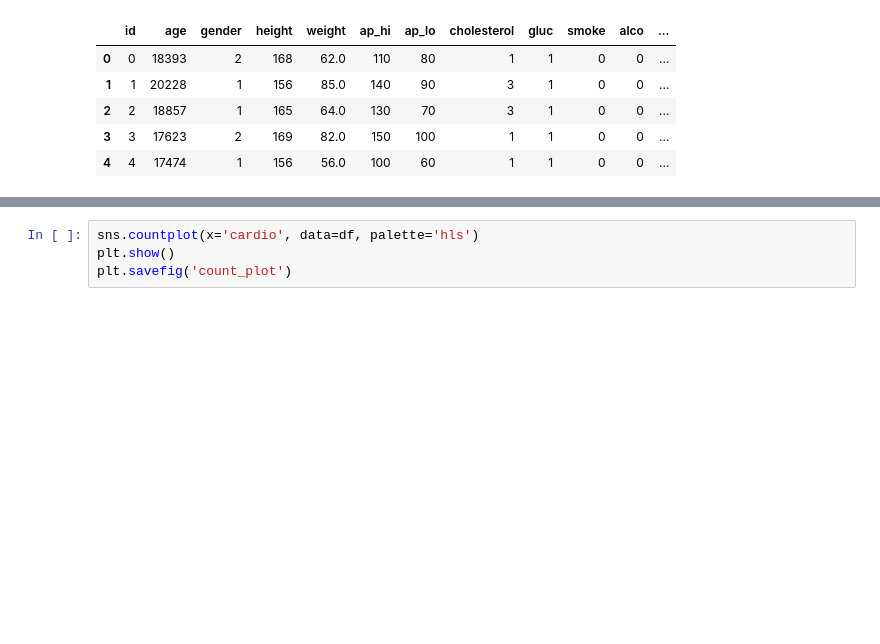
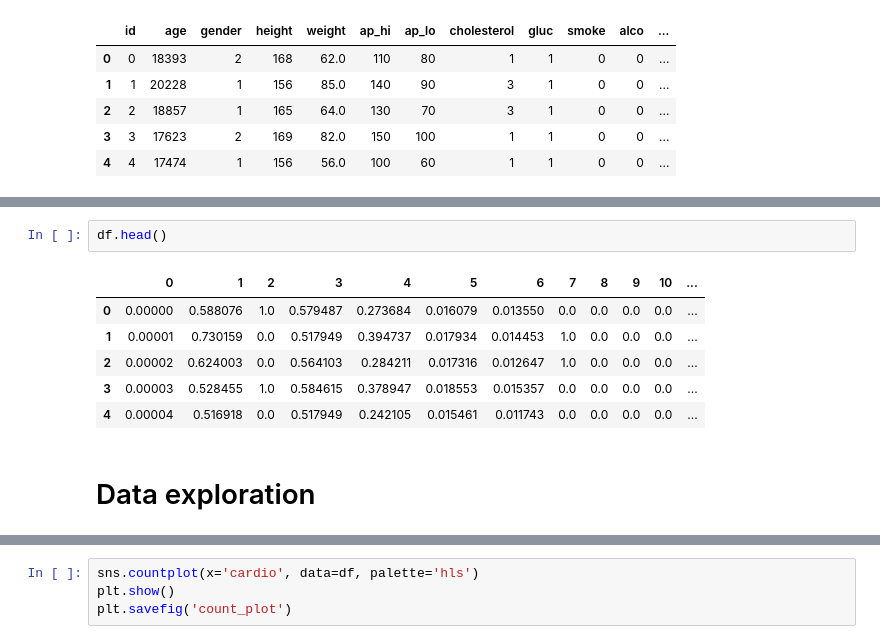
Before and after one commit to beaucourt-benoit/Risques_Cardio_Vasculaires, a Jupyter notebook: Job_Risques_Cardio.ipynb, the cells around one changed output, grey strips where cells are left out. Saved outputs shown, nothing was run; the diff lists cells and outputs as text; blank space fills up the shorter version.

```diff
--- a/Job_Risques_Cardio.ipynb
+++ b/Job_Risques_Cardio.ipynb
@@ -41,3 +51,14 @@ df.describe()
+# %%
+df.head()
+# %% [output]
+|  | 0 | 1 | 2 | 3 | 4 | 5 | 6 | 7 | 8 | 9 | 10 | ... |
+| 0 | 0.00000 | 0.588076 | 1.0 | 0.579487 | 0.273684 | 0.016079 | 0.013550 | 0.0 | 0.0 | 0.0 | 0.0 | ... |
+| 1 | 0.00001 | 0.730159 | 0.0 | 0.517949 | 0.394737 | 0.017934 | 0.014453 | 1.0 | 0.0 | 0.0 | 0.0 | ... |
+| 2 | 0.00002 | 0.624003 | 0.0 | 0.564103 | 0.284211 | 0.017316 | 0.012647 | 1.0 | 0.0 | 0.0 | 0.0 | ... |
+| 3 | 0.00003 | 0.528455 | 1.0 | 0.584615 | 0.378947 | 0.018553 | 0.015357 | 0.0 | 0.0 | 0.0 | 0.0 | ... |
+| 4 | 0.00004 | 0.516918 | 0.0 | 0.517949 | 0.242105 | 0.015461 | 0.011743 | 0.0 | 0.0 | 0.0 | 0.0 | ... |
+# %% [markdown]
+# Data exploration
 # %%
 df['cardio'].value_counts()
 # %% [output]
```
Also changed, not shown: parts of 19 cells of this notebook, 1 other file.
